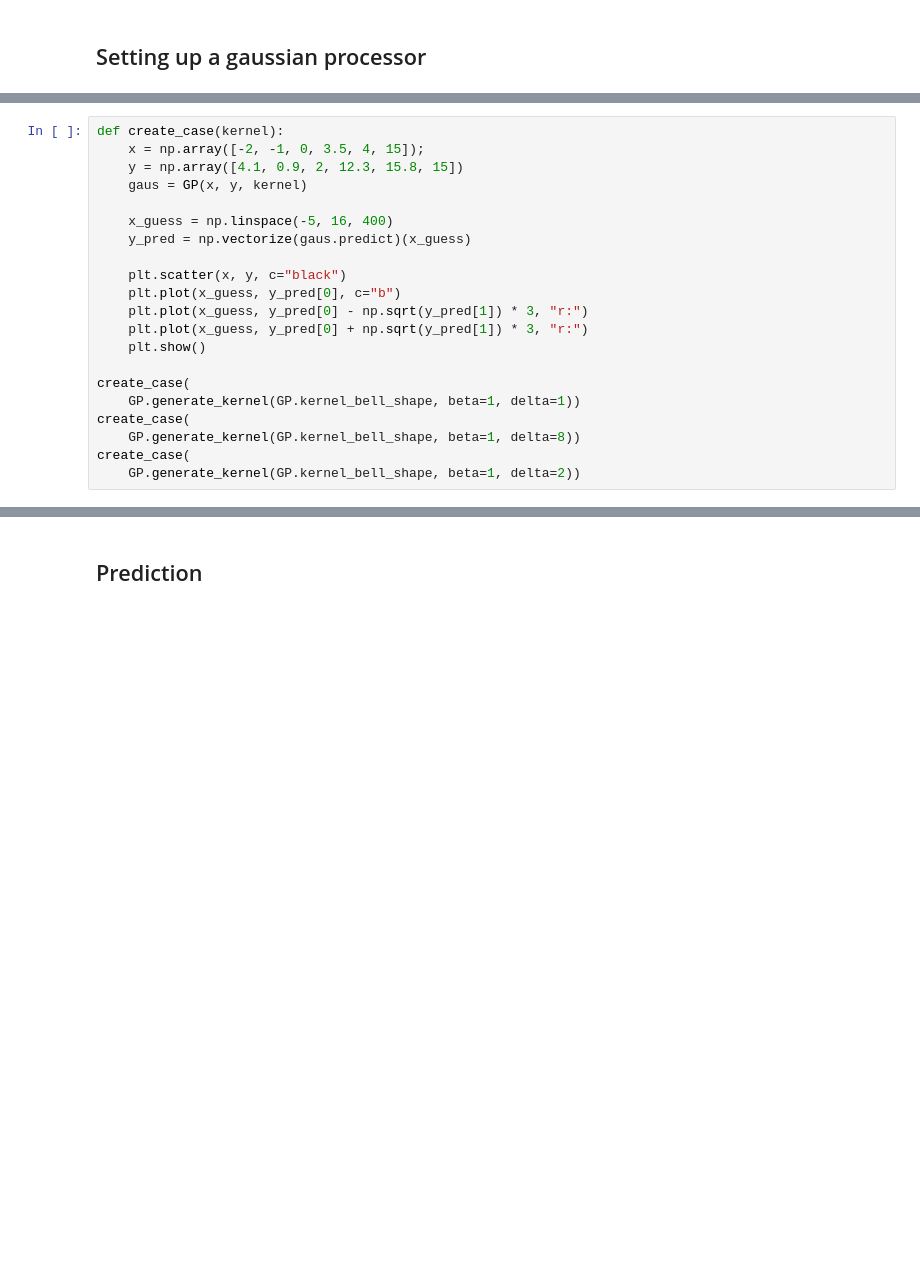
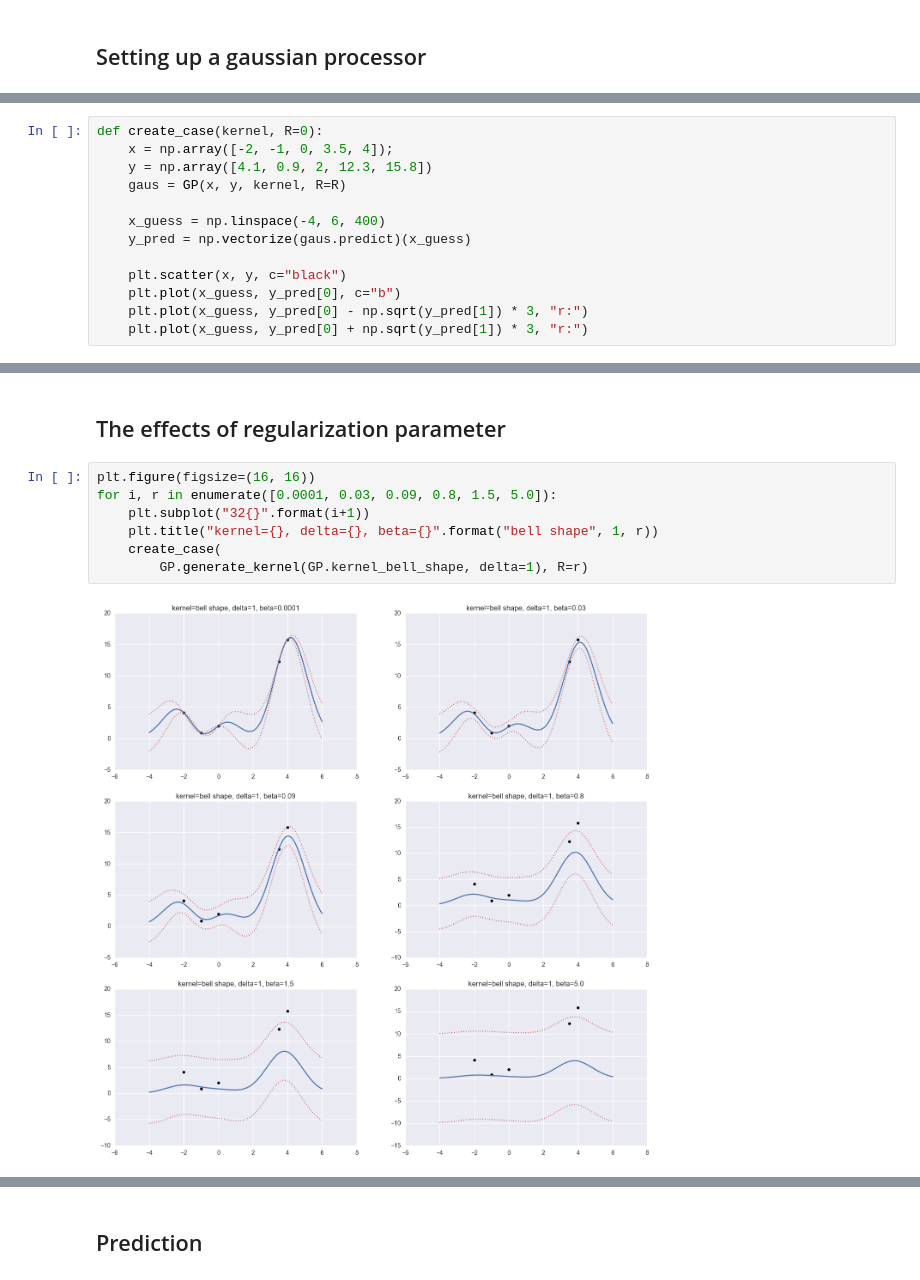
Before and after one commit to muatik/machine-learning-examples, a Jupyter notebook: gaussianprocess2.ipynb, the cells around one changed output, grey strips where cells are left out. Saved outputs shown, nothing was run; the diff lists cells and outputs as text; blank space fills up the shorter version.

```diff
--- a/gaussianprocess2.ipynb
+++ b/gaussianprocess2.ipynb
@@ -73,21 +109,13 @@ plt.plot(x_guess, y_pred[0] + np.sqrt(y_pred[1]) * 3, "r:")
 # %%
-def create_case(kernel):
-    x = np.array([-2, -1, 0, 3.5, 4, 15]);
-    y = np.array([4.1, 0.9, 2, 12.3, 15.8, 15])
-    gaus = GP(x, y, kernel)
+def create_case(kernel, R=0):
+    x = np.array([-2, -1, 0, 3.5, 4]);
+    y = np.array([4.1, 0.9, 2, 12.3, 15.8])
+    gaus = GP(x, y, kernel, R=R)
 
-    x_guess = np.linspace(-5, 16, 400)
+    x_guess = np.linspace(-4, 6, 400)
     y_pred = np.vectorize(gaus.predict)(x_guess)
 
     plt.scatter(x, y, c="black")
     plt.plot(x_guess, y_pred[0], c="b")
     plt.plot(x_guess, y_pred[0] - np.sqrt(y_pred[1]) * 3, "r:")
     plt.plot(x_guess, y_pred[0] + np.sqrt(y_pred[1]) * 3, "r:")
-    plt.show()
-
-create_case(
-    GP.generate_kernel(GP.kernel_bell_shape, beta=1, delta=1))
-create_case(
-    GP.generate_kernel(GP.kernel_bell_shape, beta=1, delta=8))
-create_case(
-    GP.generate_kernel(GP.kernel_bell_shape, beta=1, delta=2))
@@ -97,0 +122,11 @@ create_case(
+# %% [markdown]
+## The effects of regularization parameter
+# %%
+plt.figure(figsize=(16, 16))
+for i, r in enumerate([0.0001, 0.03, 0.09, 0.8, 1.5, 5.0]):
+    plt.subplot("32{}".format(i+1))
+    plt.title("kernel={}, delta={}, beta={}".format("bell shape", 1, r))
+    create_case(
+        GP.generate_kernel(GP.kernel_bell_shape, delta=1), R=r)
+# %% [output]
+[figure, added]
```
Also changed, not shown: parts of 7 cells of this notebook, 2 other files.
